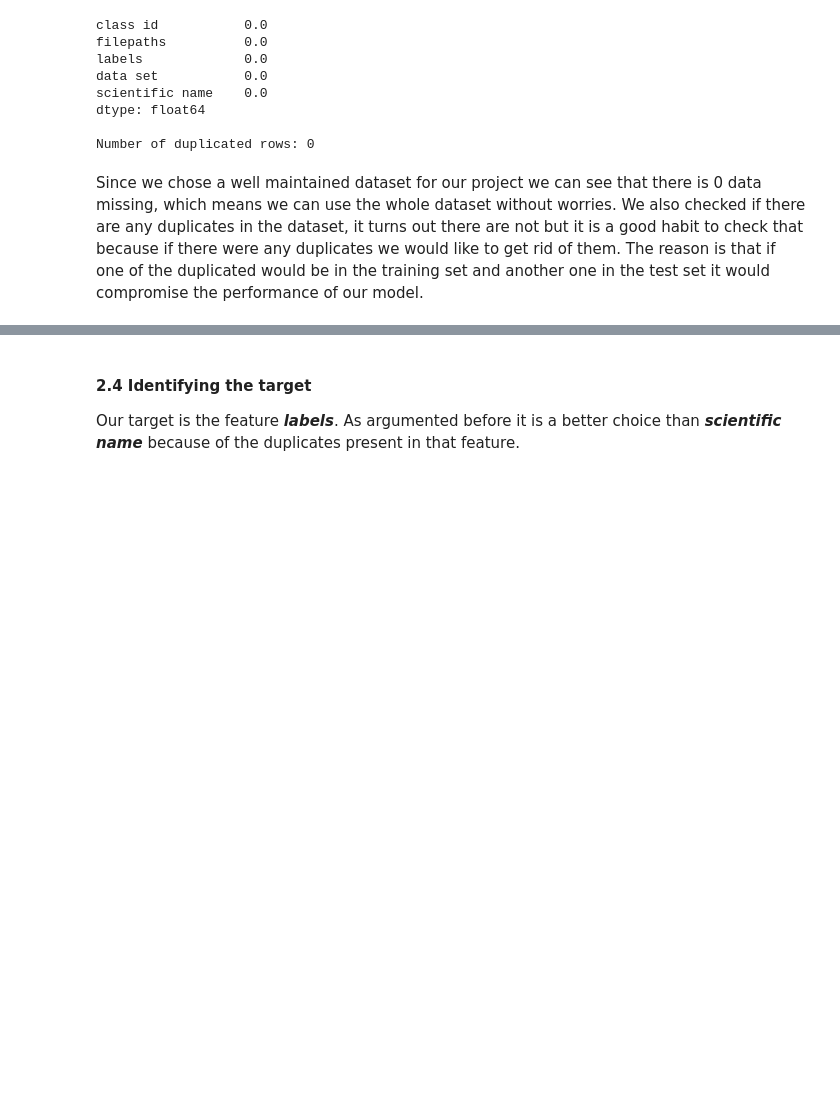
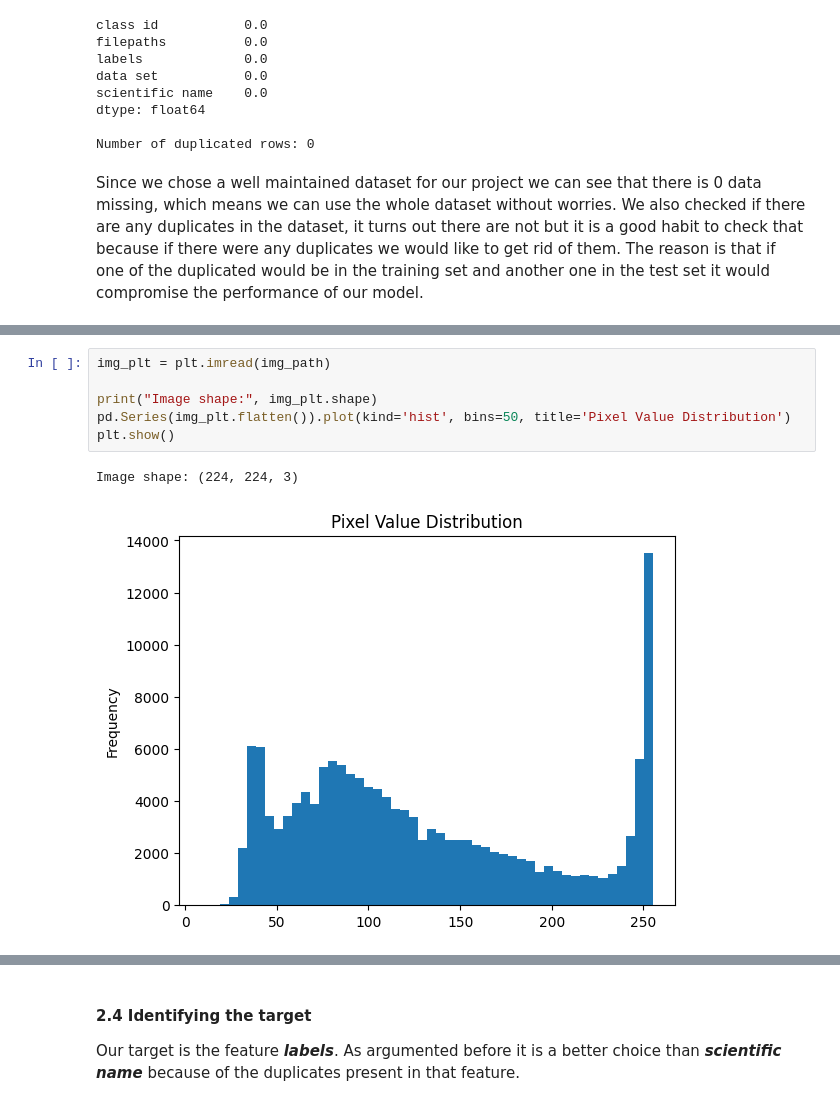
Before and after one commit to MAL-flowdemort/FeatherVision, a Jupyter notebook: FeatherVision.ipynb, the cells around one changed output, grey strips where cells are left out. Saved outputs shown, nothing was run; the diff lists cells and outputs as text; blank space fills up the shorter version.

Commit message:
Added some data explorations things like image pixel value distribution and color channels representation in an image

```diff
--- a/FeatherVision.ipynb
+++ b/FeatherVision.ipynb
@@ -205,0 +221,9 @@ Number of duplicated rows: 0
+# %%
+img_plt = plt.imread(img_path)
+
+print("Image shape:", img_plt.shape)
+pd.Series(img_plt.flatten()).plot(kind='hist', bins=50, title='Pixel Value Distribution')
+plt.show()
+# %% [output]
+Image shape: (224, 224, 3)
+[figure, added]
```
Also changed, not shown: parts of 9 cells of this notebook, 1 other file.
